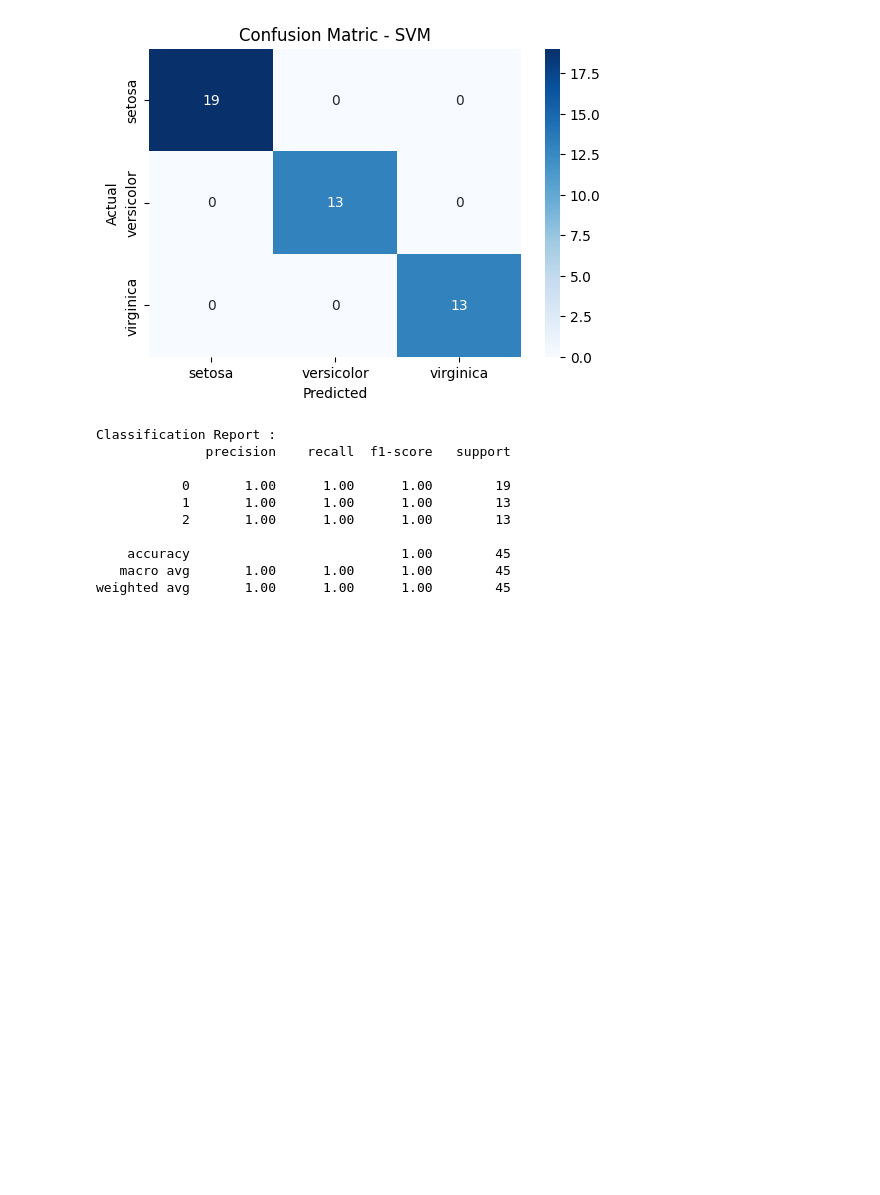
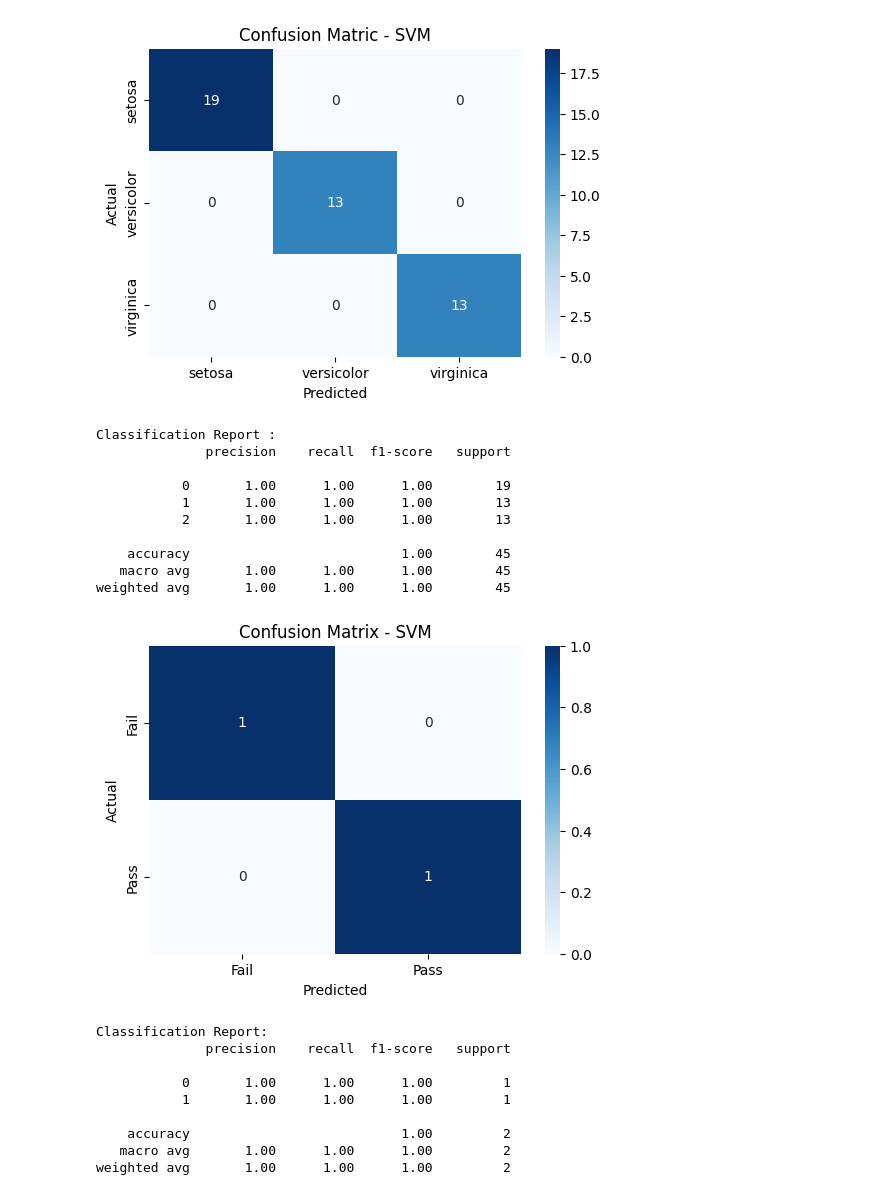
Before and after one commit to Joel-Williams-Mathew/S6-Big-Data-Lab, a Jupyter notebook: SVM.ipynb, the cells around one changed output. Saved outputs shown, nothing was run; the diff lists cells and outputs as text; code cells hidden in the pictures; blank space fills up the shorter version.

```diff
--- a/SVM.ipynb
+++ b/SVM.ipynb
@@ -44,3 +44,72 @@ Classification Report :
     accuracy                           1.00        45
    macro avg       1.00      1.00      1.00        45
 weighted avg       1.00      1.00      1.00        45
+# %%
+import pandas as pd
+from sklearn.model_selection import train_test_split
+from sklearn.svm import SVC
+from sklearn.metrics import confusion_matrix, classification_report
+from sklearn.preprocessing import LabelEncoder
+import seaborn as sns
+import matplotlib.pyplot as plt
+
+# -----------------------
+# Read CSV file
+# -----------------------
+data = pd.read_csv("student_marks.csv")
+
+# Features and Target
+X = data[["Math","Science","English"]]
+y = data["Result"]
+
+# Convert Pass/Fail to numeric
+le = LabelEncoder()
+y = le.fit_transform(y)
+
+# -----------------------
+# Train Test Split
+# -----------------------
+X_train,X_test,y_train,y_test = train_test_split(
+    X,y,test_size=0.3,random_state=42
+)
+
+# -----------------------
+# Train SVM Model
+# -----------------------
+model = SVC(kernel='linear')
+model.fit(X_train,y_train)
+
+# Prediction
+pred = model.predict(X_test)
+
+# -----------------------
+# Confusion Matrix
+# -----------------------
+cm = confusion_matrix(y_test, pred)
+
+plt.figure(figsize=(6,4))
+sns.heatmap(cm,annot=True,cmap="Blues",
+            xticklabels=le.classes_,
+            yticklabels=le.classes_)
+
+plt.xlabel("Predicted")
+plt.ylabel("Actual")
+plt.title("Confusion Matrix - SVM")
+plt.show()
+
+# -----------------------
+# Classification Report
+# -----------------------
+print("Classification Report:")
+print(classification_report(y_test,pred))
+# %% [output]
+[figure, added]
+Classification Report:
+              precision    recall  f1-score   support
+
+           0       1.00      1.00      1.00         1
+           1       1.00      1.00      1.00         1
+
+    accuracy                           1.00         2
+   macro avg       1.00      1.00      1.00         2
+weighted avg       1.00      1.00      1.00         2
```
Also changed, not shown: 1 other file.
